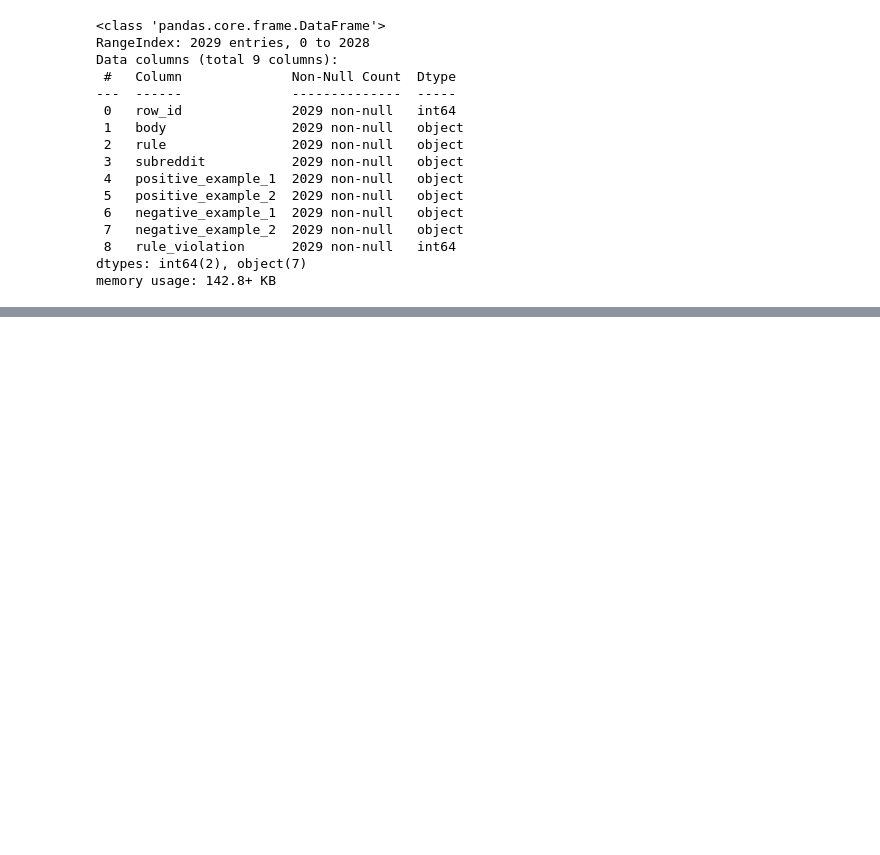
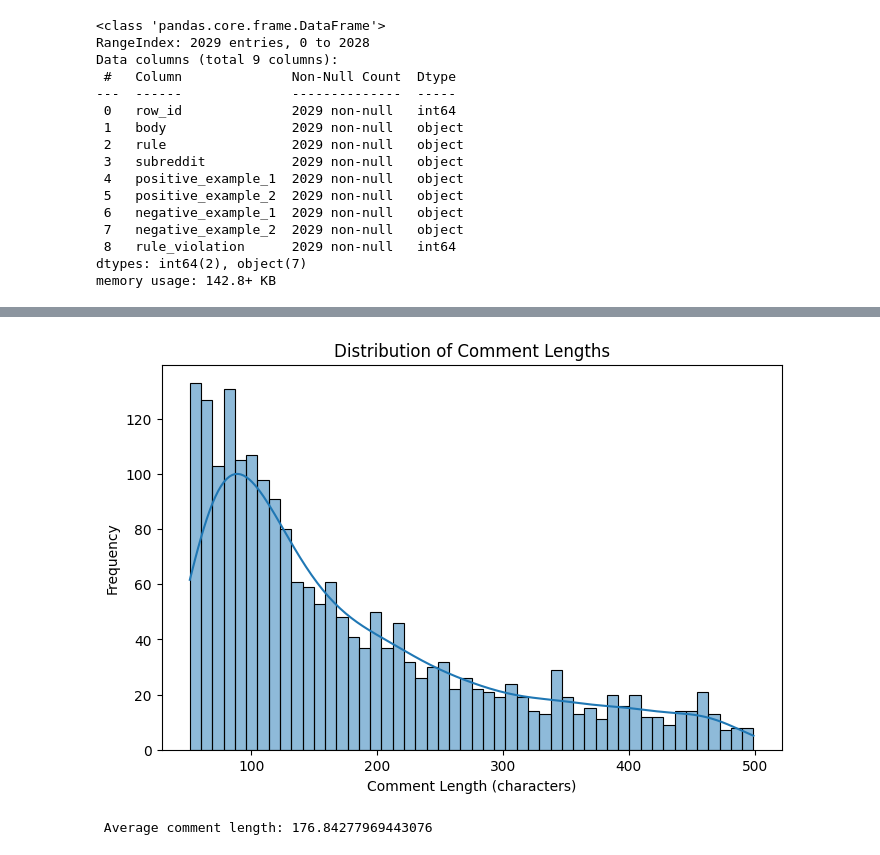
Before and after one commit to meriemDahil/Kaggle-Competition, a Jupyter notebook: redditCompitition.ipynb, the cells around one changed output, grey strips where cells are left out. Cells and saved outputs as stored; diff of their text form; code cells hidden in the pictures; blank space fills up the shorter version.

```diff
--- a/redditCompitition.ipynb
+++ b/redditCompitition.ipynb
@@ -63,0 +99,14 @@ df.head
+# %%
+df['body_length'] = df['body'].apply(lambda x: len(str(x)))
+plt.figure(figsize=(8,5))
+sns.histplot(df['body_length'], bins=50, kde=True)
+plt.title("Distribution of Comment Lengths")
+plt.xlabel("Comment Length (characters)")
+plt.ylabel("Frequency")
+plt.show()
+
+
+print("\n Average comment length:", df['body_length'].mean())
+# %% [output]
+[figure, added]
+ Average comment length: 176.84277969443076
```
Also changed, not shown: parts of 13 cells of this notebook.
